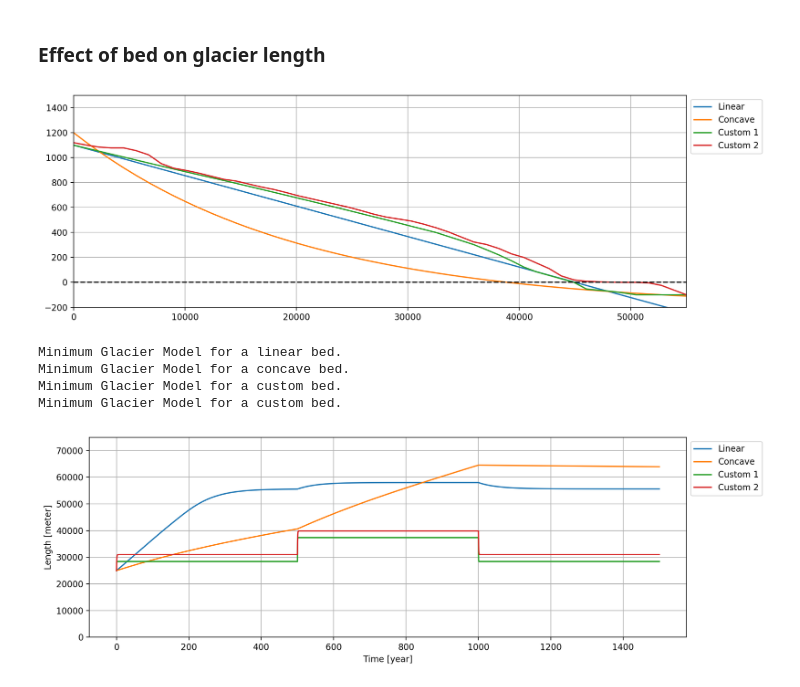
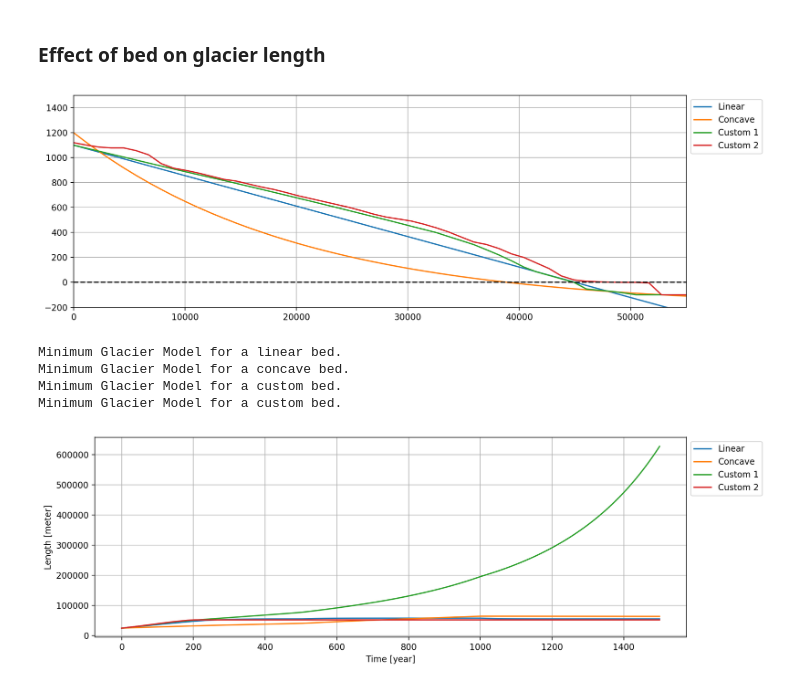
Before and after one commit to raymondedwards95/MinimumGlacierModel, a Jupyter notebook: Veteranen-1.ipynb, the cells around one changed output. Saved outputs shown, nothing was run; the diff lists cells and outputs as text; code cells hidden in the pictures.

```diff
--- a/Veteranen-1.ipynb
+++ b/Veteranen-1.ipynb
@@ -10,10 +10,10 @@ from glacier_read_data import *
 [y1,x1] = np.genfromtxt("bed_data_01.txt", delimiter=", ")
 [y2,x2] = np.genfromtxt("bed_data_02.txt", delimiter=", ")
 
-x1 = np.append(x1, 55000.)
-y1 = np.append(y1, -100)
-x2 = np.append(x2, 55000.)
-y2 = np.append(y2, -100)
+x1 = np.append(x1, 52000)
+y1 = np.append(y1, -100.)
+x2 = np.append(x2, 52000)
+y2 = np.append(y2, -100.)
 
 A = LinearBedModel(b0=1100., s=1100./45000., L0=25000)
 B = ConcaveBedModel(ba=-200., b0=1400., xl=20000., L0=25000)
@@ -38,7 +38,7 @@ plt.show()
 
 glaciers = [A,B,C,D]
 # %% [output]
-[figure, old version]
+[figure, new version]
 # %%
 t = 500.
 dt = 0.2
@@ -59,17 +59,17 @@ Minimum Glacier Model for a custom bed.
 # %%
 plt.figure(figsize=(12,4), dpi=200)
 
 plt.plot(A.t, A.L, label="Linear")
 plt.plot(B.t, B.L, label="Concave")
 plt.plot(C.t, C.L, label="Custom 1")
 plt.plot(D.t, D.L, label="Custom 2")
 
 plt.grid()
 plt.legend(bbox_to_anchor=(1, 1), loc="upper left")
 plt.xlabel("Time [year]")
 plt.ylabel("Length [meter]")
 plt.tight_layout()
-plt.ylim(0, 75000)
+# plt.ylim(0, 75000)
 plt.show()
 # %% [output]
-[figure, old version]
+[figure, new version]
```
Also changed, not shown: 1 other file.
